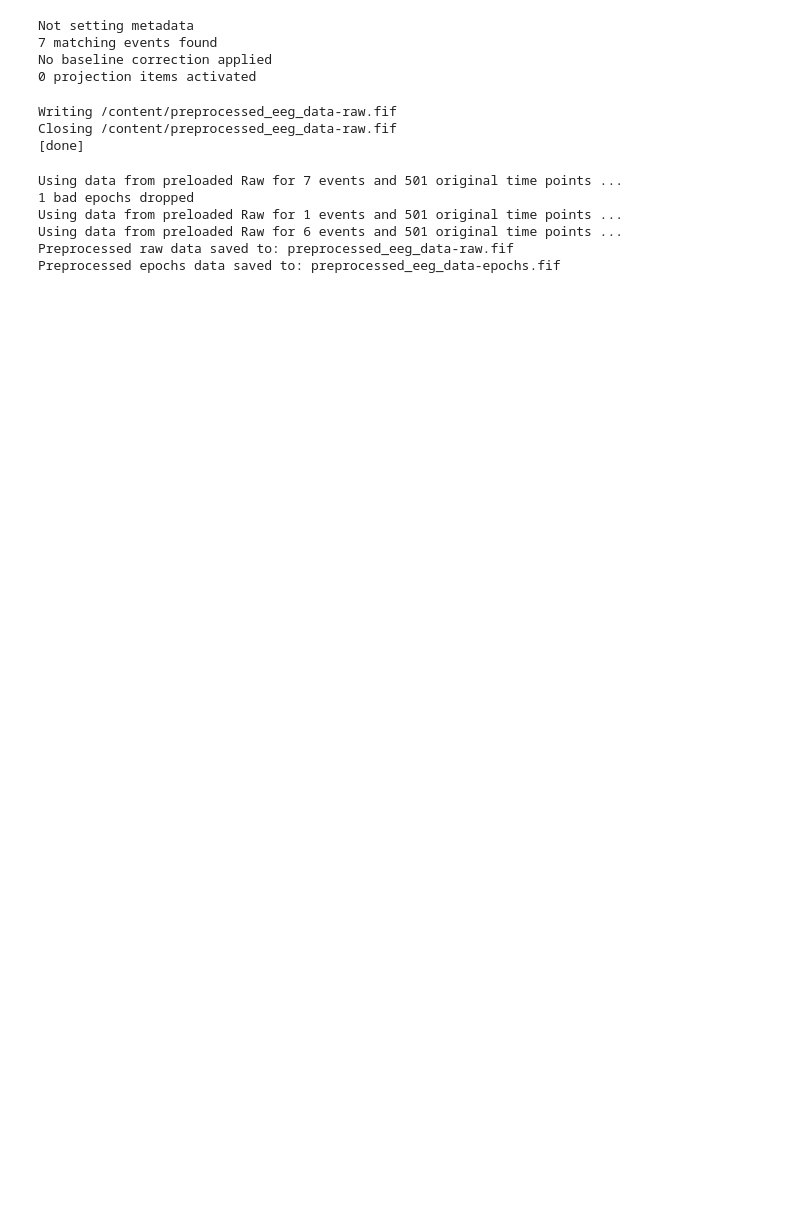
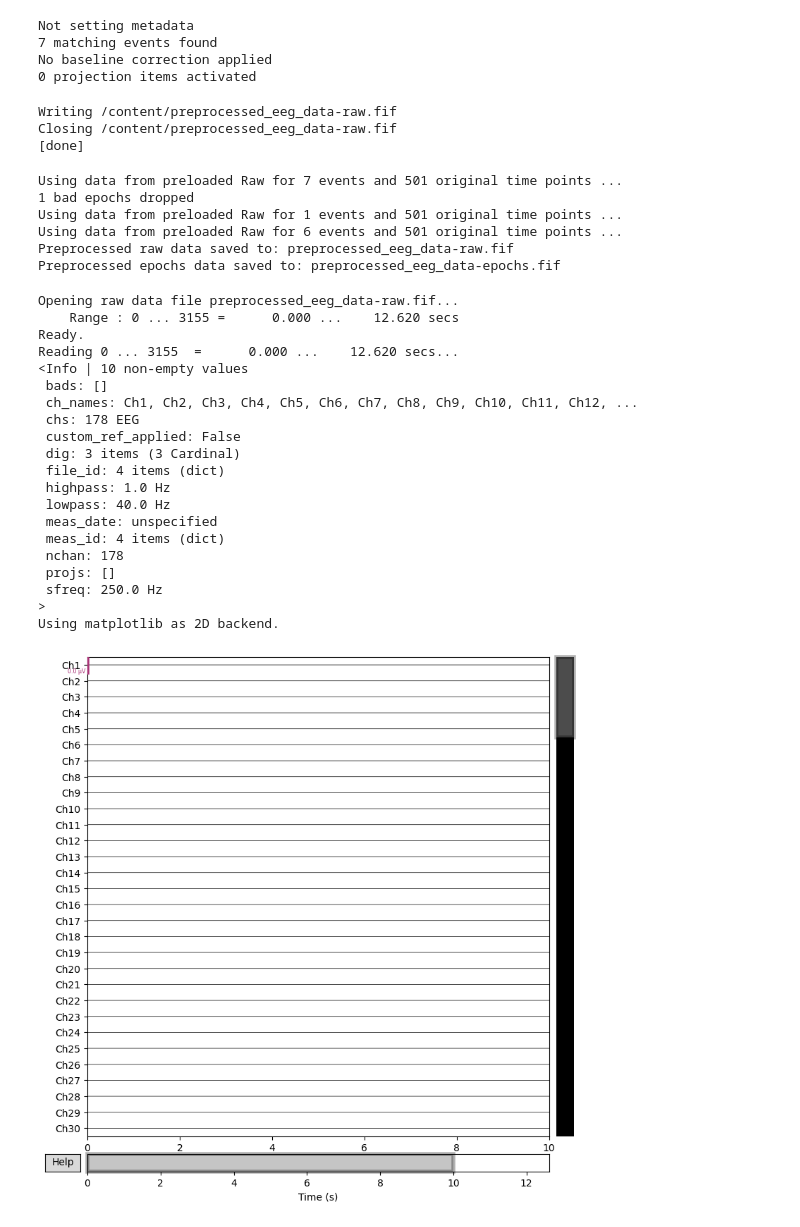
Before and after one commit to vathsal14/NOVO-NEUROTECH, a Jupyter notebook: pre_processing_2.ipynb, the cells around one changed output. Cells and saved outputs as stored; diff of their text form; code cells hidden in the pictures; blank space fills up the shorter version.

```diff
--- a/pre_processing_2.ipynb
+++ b/pre_processing_2.ipynb
@@ -220,3 +207,32 @@ Using data from preloaded Raw for 1 events and 501 original time points ...
 Using data from preloaded Raw for 6 events and 501 original time points ...
 Preprocessed raw data saved to: preprocessed_eeg_data-raw.fif
 Preprocessed epochs data saved to: preprocessed_eeg_data-epochs.fif
+# %%
+import mne
+
+raw_file_path = "preprocessed_eeg_data-raw.fif"  # Update with your actual file path
+raw = mne.io.read_raw_fif(raw_file_path, preload=True)
+print(raw.info)
+raw.plot(n_channels=30, scalings='auto', title='Preprocessed Raw EEG Data', show=True)
+# %% [output]
+Opening raw data file preprocessed_eeg_data-raw.fif...
+    Range : 0 ... 3155 =      0.000 ...    12.620 secs
+Ready.
+Reading 0 ... 3155  =      0.000 ...    12.620 secs...
+<Info | 10 non-empty values
+ bads: []
+ ch_names: Ch1, Ch2, Ch3, Ch4, Ch5, Ch6, Ch7, Ch8, Ch9, Ch10, Ch11, Ch12, ...
+ chs: 178 EEG
+ custom_ref_applied: False
+ dig: 3 items (3 Cardinal)
+ file_id: 4 items (dict)
+ highpass: 1.0 Hz
+ lowpass: 40.0 Hz
+ meas_date: unspecified
+ meas_id: 4 items (dict)
+ nchan: 178
+ projs: []
+ sfreq: 250.0 Hz
+>
+Using matplotlib as 2D backend.
+[figure, added]
```
Also changed, not shown: parts of 5 cells of this notebook.
